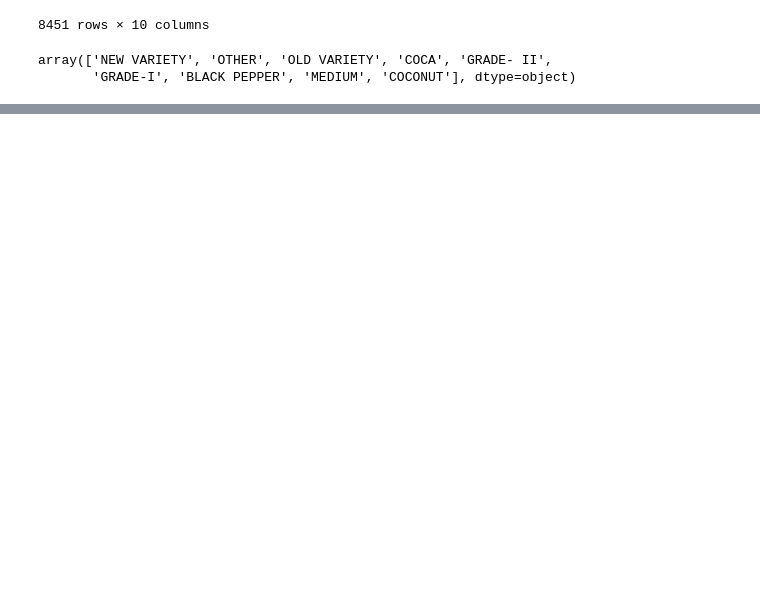
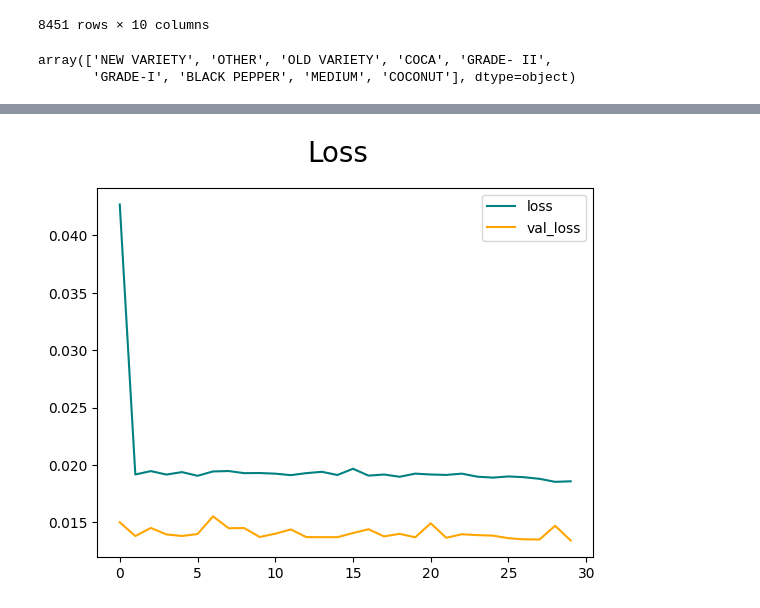
Before and after one commit to Vij7777pai/AIML-INTERNSHIP, a Jupyter notebook: Project/code.ipynb, the cells around one changed output, grey strips where cells are left out. Saved outputs shown, nothing was run; the diff lists cells and outputs as text; code cells hidden in the pictures; blank space fills up the shorter version.

```diff
--- a/Project/code.ipynb
+++ b/Project/code.ipynb
@@ -270,0 +401,4 @@ The time series is likely non-stationary for  BLACK PEPPER
+# %%
+time_step = 100
+X_train, y_train = create_dataset(train_data, time_step)
+X_test, y_test = create_dataset(test_data, time_step)
@@ -270,0 +429,17 @@ The time series is likely non-stationary for  BLACK PEPPER
+# %%
+# reshape input to be [sample, time_steps, features] which is required for LSTM
+
+X_train= X_train.reshape(X_train.shape[0], X_train.shape[1], 1)
+X_test= X_test.reshape(X_test.shape[0], X_test.shape[1], 1)
+# %%
+from tensorflow.keras.models import Sequential
+from tensorflow.keras.layers import LSTM, Dense
+
+model = Sequential([
+    LSTM(units=50, return_sequences = True,input_shape=(100,1)),
+    LSTM(units=50, return_sequences = True),
+    LSTM(units=50),
+    Dense(units=1)
+])
+
+model.compile(loss='mean_squared_error',optimizer='adam')
@@ -270,0 +466,11 @@ The time series is likely non-stationary for  BLACK PEPPER
+# %%
+model_pepper_newvariety = model.fit(X_train, y_train, validation_data=(X_test, y_test),epochs=30, batch_size=64,shuffle=True,verbose=2)
+# %%
+fig = plt.figure()
+plt.plot(model_pepper_newvariety.history['loss'],color = 'teal',label = 'loss')
+plt.plot(model_pepper_newvariety.history['val_loss'],color='orange',label='val_loss')
+fig.suptitle('Loss', fontsize=20)
+plt.legend(loc='upper right')
+plt.show()
+# %% [output]
+[figure, added]
```
Also changed, not shown: parts of 49 cells of this notebook.
